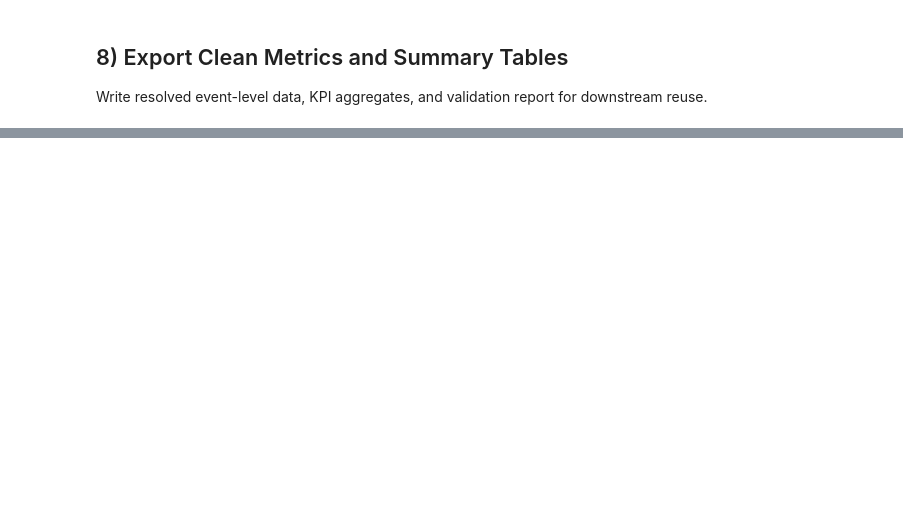
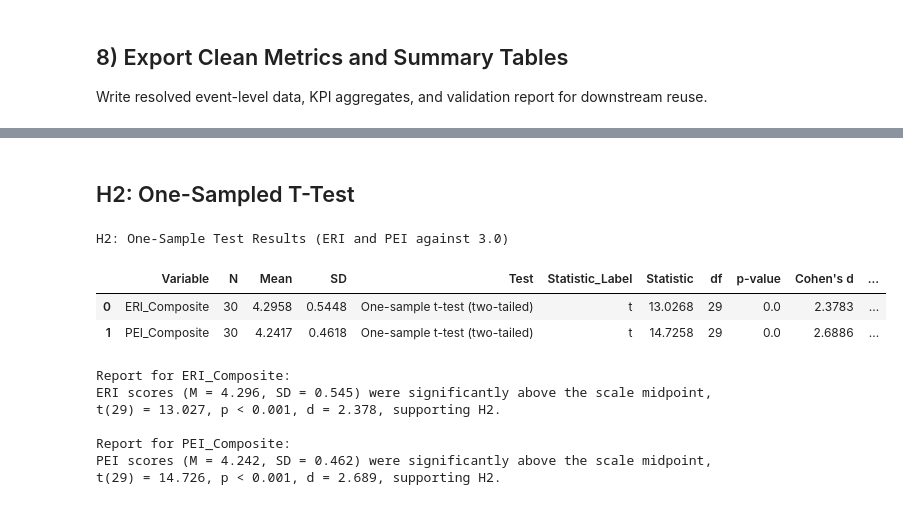
Before and after one commit to ggvndd/mindscape-flutter-ver, a Jupyter notebook: ux_metrics_process.ipynb, the cells around one changed output, grey strips where cells are left out. Cells and saved outputs as stored; diff of their text form; code cells hidden in the pictures; blank space fills up the shorter version.

```diff
--- a/ux_metrics_process.ipynb
+++ b/ux_metrics_process.ipynb
@@ -433,0 +565,72 @@ earliest_tot = (
+# %% [markdown]
+## H2: One-Sampled T-Test
+# %%
+# H2: One-Sample Test for ERI and PEI against a reference value of 3.0
+import numpy as np
+import pandas as pd
+from scipy import stats
+
+reference_value = 3.0
+h2_results = []
+
+for var_name in ['ERI_Composite', 'PEI_Composite']:
+    scores = paired[var_name].dropna()
+    n = len(scores)
+    mean_score = scores.mean()
+    sd_score = scores.std(ddof=1)
+
+    # 1. Shapiro-Wilk for normality
+    sh_w, sh_p = stats.shapiro(scores)
+
+    # 2. Choose test based on normality
+    if sh_p > 0.05:
+        test_type = "One-sample t-test (two-tailed)"
+        stat, pval = stats.ttest_1samp(scores, popmean=reference_value)
+        stat_label = "t"
+    else:
+        test_type = "Wilcoxon signed-rank test (two-tailed)"
+        # Wilcoxon signed-rank against a reference value
+        stat, pval = stats.wilcoxon(scores - reference_value)
+        stat_label = "W"
+
+    # 3. Effect size (Cohen's d for one sample)
+    cohens_d = (mean_score - reference_value) / sd_score
+
+    h2_results.append({
+        "Variable": var_name,
+        "N": n,
+        "Mean": mean_score,
+        "SD": sd_score,
+        "Test": test_type,
+        "Statistic_Label": stat_label,
+        "Statistic": stat,
+        "df": n - 1 if stat_label == "t" else "-",
+        "p-value": pval,
+        "Cohen's d": cohens_d,
+        "Normality (Shapiro p)": sh_p
+    })
+
+h2_df = pd.DataFrame(h2_results)
+
+print("H2: One-Sample Test Results (ERI and PEI against 3.0)")
+display(h2_df.round(4))
+
+# Generate text summary for Table 4.3 / the text
+for res in h2_results:
+    p_str = "< 0.001" if res["p-value"] < 0.001 else f"= {res['p-value']:.3f}"
+    stat_val = f"{res['Statistic']:.3f}"
+    stat_text = f"{res['Statistic_Label']}({res['df']}) = {stat_val}" if res['Statistic_Label'] == 't' else f"{res['Statistic_Label']} = {stat_val}"
+
+    print(f"\nReport for {res['Variable']}:")
+    print(f"{res['Variable'].split('_')[0]} scores (M = {res['Mean']:.3f}, SD = {res['SD']:.3f}) were significantly above the scale midpoint, "
+          f"{stat_text}, p {p_str}, d = {res['Cohen\'s d']:.3f}, supporting H2.")
+# %% [output]
+H2: One-Sample Test Results (ERI and PEI against 3.0)
+|  | Variable | N | Mean | SD | Test | Statistic_Label | Statistic | df | p-value | Cohen's d | ... |
+| 0 | ERI_Composite | 30 | 4.2958 | 0.5448 | One-sample t-test (two-tailed) | t | 13.0268 | 29 | 0.0 | 2.3783 | ... |
+| 1 | PEI_Composite | 30 | 4.2417 | 0.4618 | One-sample t-test (two-tailed) | t | 14.7258 | 29 | 0.0 | 2.6886 | ... |
+Report for ERI_Composite:
+ERI scores (M = 4.296, SD = 0.545) were significantly above the scale midpoint, t(29) = 13.027, p < 0.001, d = 2.378, supporting H2.
+
+Report for PEI_Composite:
+PEI scores (M = 4.242, SD = 0.462) were significantly above the scale midpoint, t(29) = 14.726, p < 0.001, d = 2.689, supporting H2.
```
Also changed, not shown: parts of 14 cells of this notebook, 25 other files.
